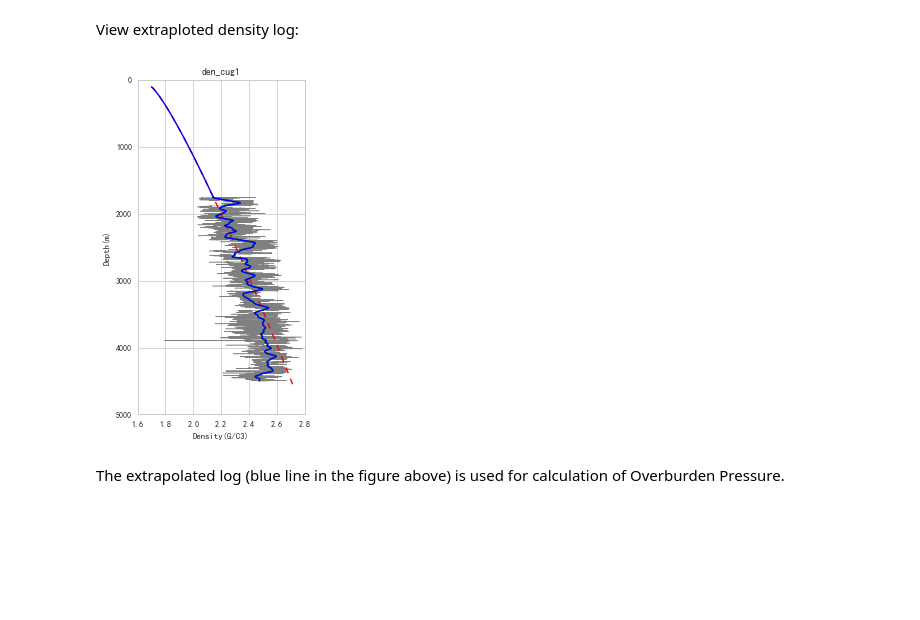
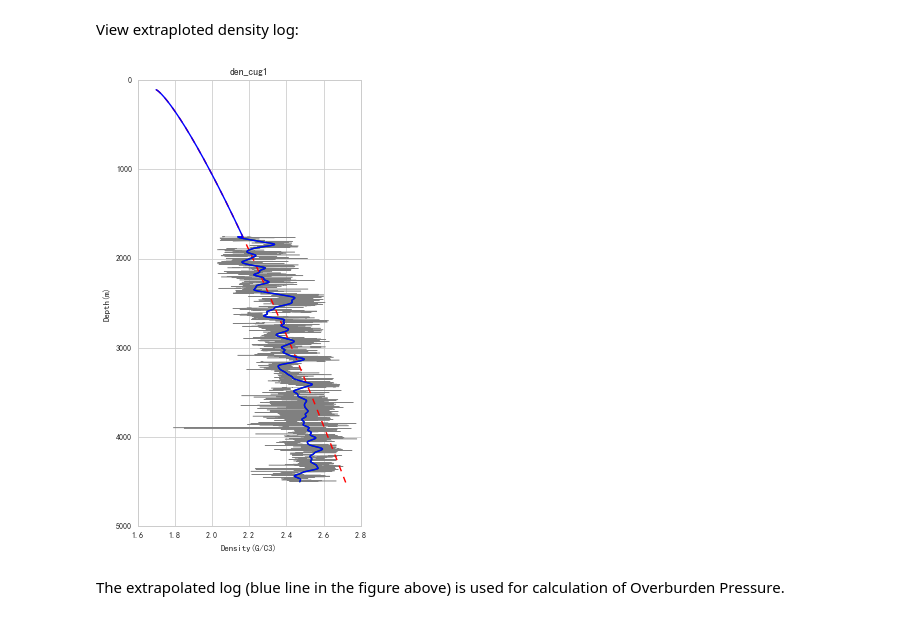
Before and after one commit to whimian/pyGeoPressure, a Jupyter notebook: docs/tutorial/obp_well.ipynb, the cells around one changed output. Saved outputs shown, nothing was run; the diff lists cells and outputs as text; code cells hidden in the pictures; blank space fills up the shorter version.

```diff
--- a/docs/tutorial/obp_well.ipynb
+++ b/docs/tutorial/obp_well.ipynb
@@ -44,9 +42,9 @@ import pygeopressure as ppp
 Create survey with the example survey `CUG`:
 # %%
 # set to the directory on your computer
-SURVEY_FOLDER = "C:/Users/yuhao/Desktop/CUG_depth"
+SURVEY_FOLDER = "M:/CUG_depth"
 
-survey = ppp.Survey(Path(SURVEY_FOLDER))
+survey = ppp.Survey(SURVEY_FOLDER)
 # %% [markdown]
 Retrieve well `CUG1`:
 # %%
@@ -138,24 +136,24 @@ View extraploted density log:
 # %%
 fig_den, ax_den = plt.subplots()
 ax_den.invert_yaxis()
 # draw density log
 den_log.plot(ax_den, label='Density')
 # draw trend line
 ax_den.plot(den_trend, den_log.depth,
             color='r', linestyle='--', zorder=2, label='Trend')
 # draw processed density log
 ax_den.plot(den_log_filter_smooth.data, den_log_filter_smooth.depth,
             color='g', zorder=3, label='Smoothed')
 # draw extrapolated density
 ax_den.plot(extra_log.data, extra_log.depth,
             color='b', zorder=4, label='Extrapolated')
 
 # set style
 ax_den.set(ylim=(5000,0), aspect=(1.2/5000)*2)
-fig_den.set_figheight(6)
+fig_den.set_figheight(8)
 fig_den.show()
 # %% [output]
-[figure, old version]
+[figure, new version]
 # %% [markdown]
 The extrapolated log (blue line in the figure above) is used for calculation of Overburden Pressure.
 # %% [markdown]
```
Also changed, not shown: parts of 8 cells of this notebook, 9 other files.
